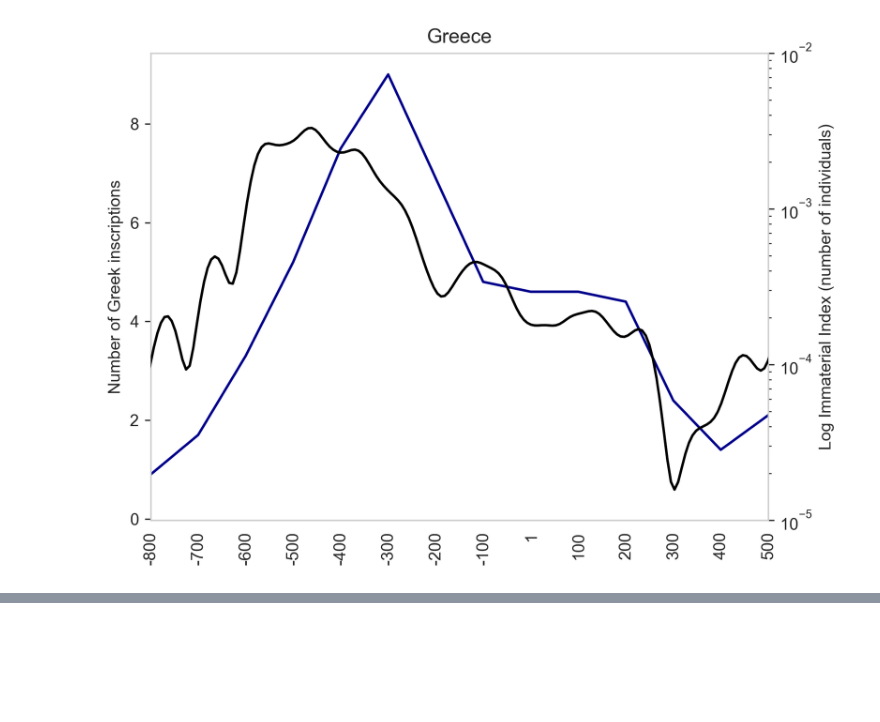
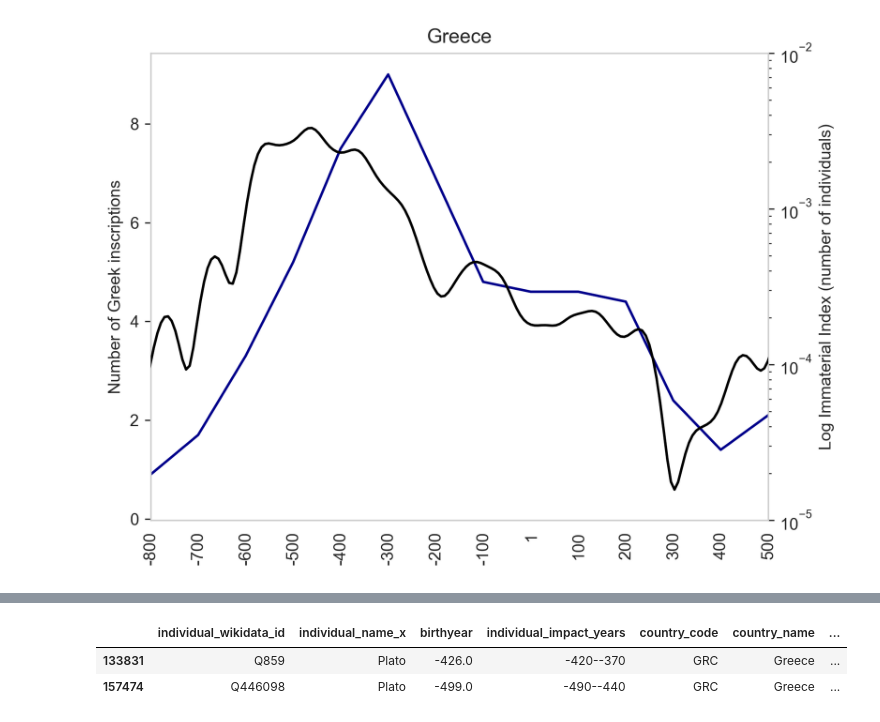
Before and after one commit to kasev/cultura_project, a Jupyter notebook: ancient_mediterranean/ancient_mediterranean_explorations.ipynb, the cells around one changed output, grey strips where cells are left out. Cells and saved outputs as stored; diff of their text form; code cells hidden in the pictures; blank space fills up the shorter version.

```diff
--- a/ancient_mediterranean/ancient_mediterranean_explorations.ipynb
+++ b/ancient_mediterranean/ancient_mediterranean_explorations.ipynb
@@ -586,0 +598,6 @@ fig.savefig("am_figures/greece_cultura&DI.png")
+# %%
+cultura_greek_world[cultura_greek_world["individual_name_x"]=="Plato"]
+# %% [output]
+|  | individual_wikidata_id | individual_name_x | birthyear | individual_impact_years | country_code | country_name | ... |
+| 133831 | Q859 | Plato | -426.0 | -420--370 | GRC | Greece | ... |
+| 157474 | Q446098 | Plato | -499.0 | -490--440 | GRC | Greece | ... |
```
Also changed, not shown: parts of 6 cells of this notebook, 1 other file.
